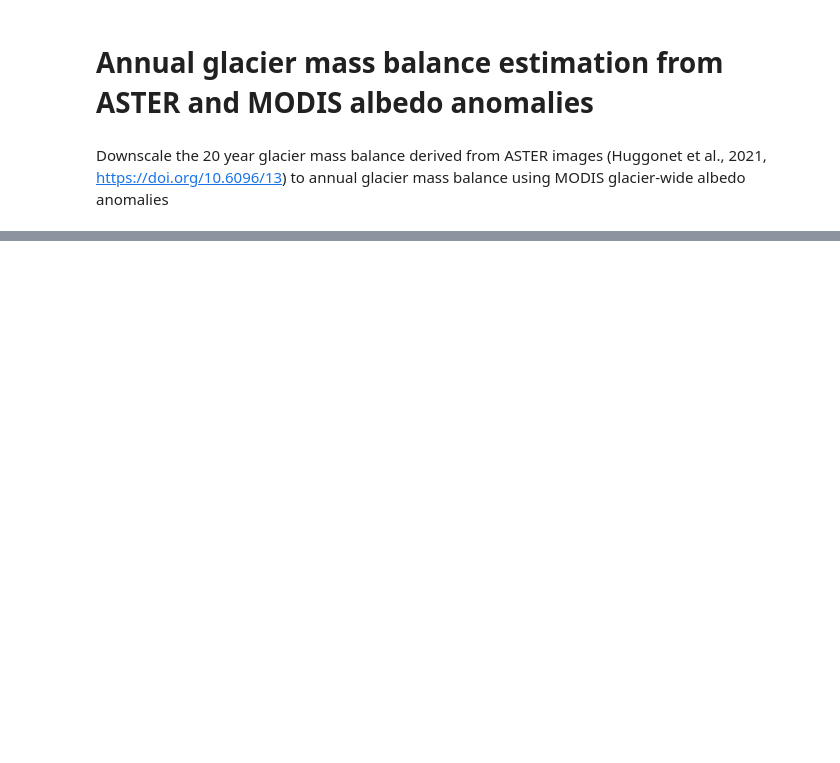
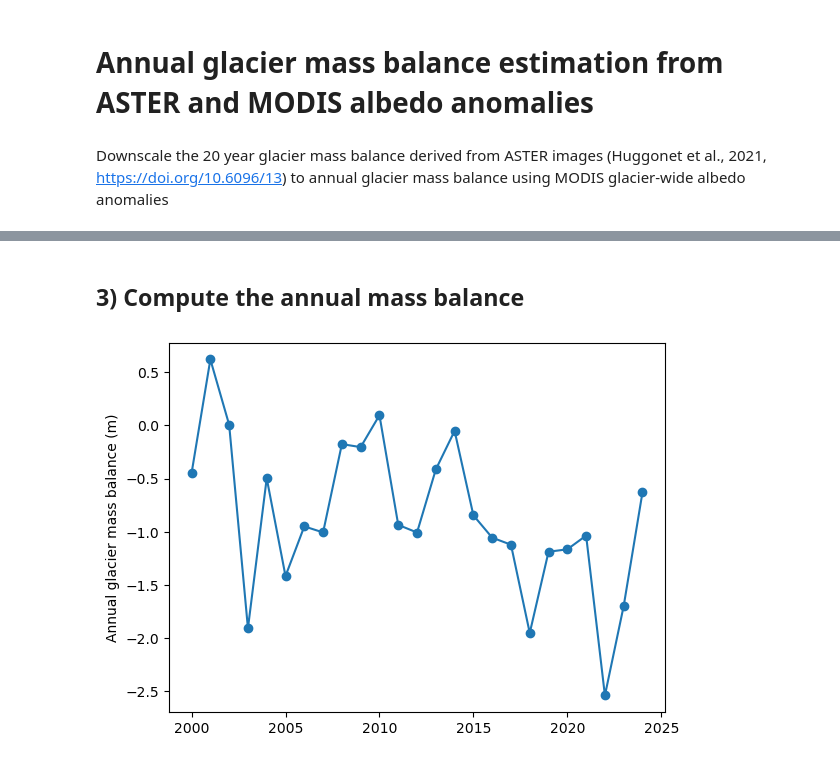
Before and after one commit to mattiacallegari/albedo-anomaly-method, a Jupyter notebook: GMB_estimation.ipynb, the cells around one changed output, grey strips where cells are left out. Cells and saved outputs as stored; diff of their text form; code cells hidden in the pictures; blank space fills up the shorter version.

```diff
--- a/GMB_estimation.ipynb
+++ b/GMB_estimation.ipynb
@@ -339,0 +85,8 @@ r2_score(df_plot['WGMS_gmb'], df_plot['MOD10_albedo_gmb'])
+# %% [markdown]
+## 3) Compute the annual mass balance
+# %%
+annual_gmb = ASTER_gmb + (MOD10_albedo.loc[year_start:year_end] - MOD10_albedo.loc[2000:2019].mean()) * db_da
+ax = annual_gmb.plot(marker='o', ylabel='Annual glacier mass balance (m)')
+ax.xaxis.get_major_locator().set_params(integer=True)
+# %% [output]
+[figure, added]
```
Also changed, not shown: parts of 49 cells of this notebook, 19 other files.
